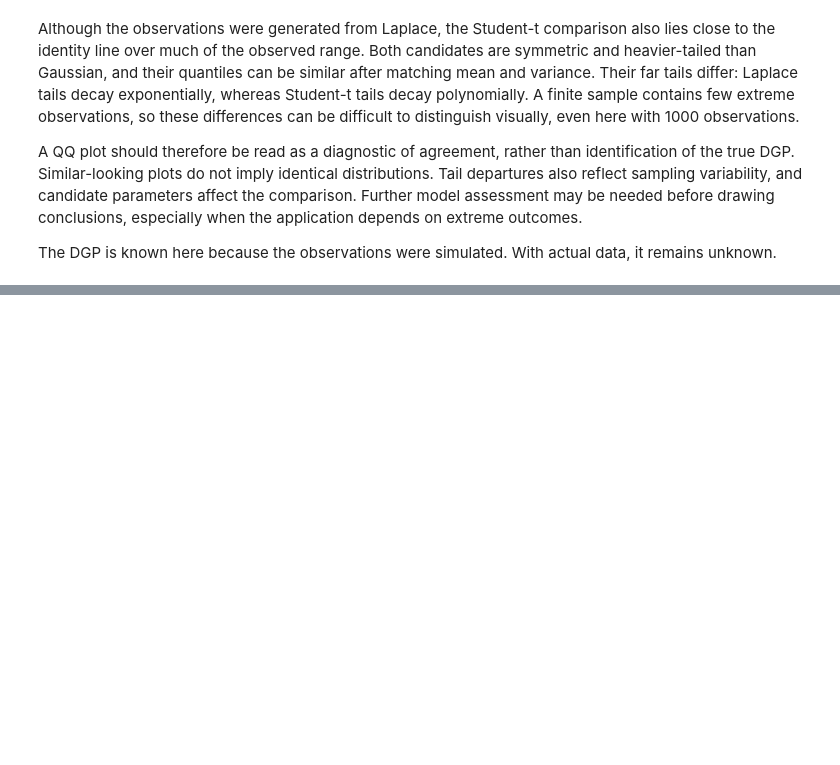
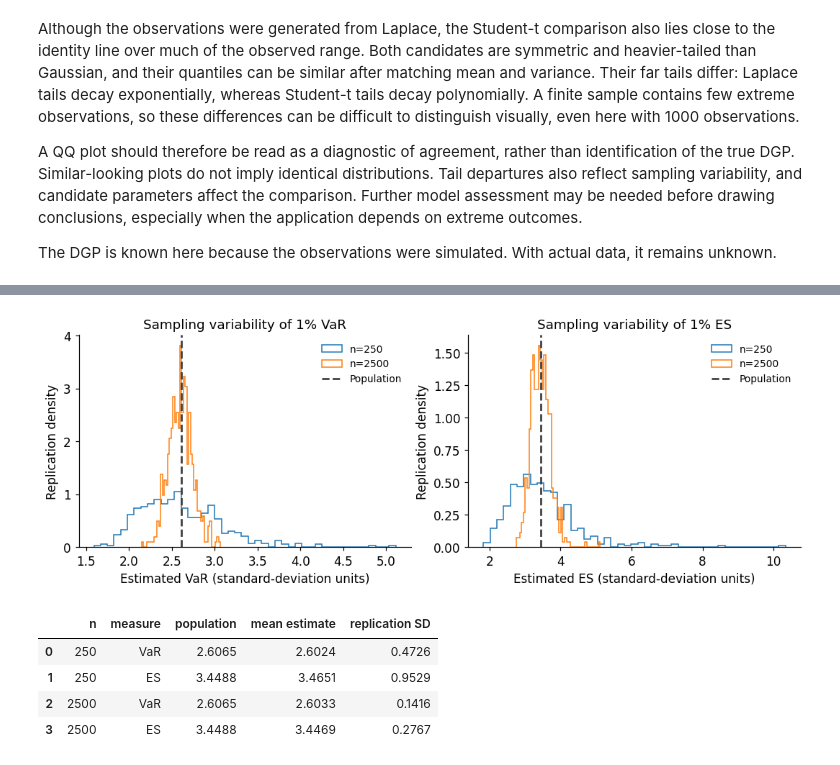
Before and after one commit to jacobkorsgaard/finance-statistical-methods-library, a Jupyter notebook: notebooks/04_nonparametric_distributions.ipynb, the cells around one changed output, grey strips where cells are left out. Cells and saved outputs as stored; diff of their text form; code cells hidden in the pictures; blank space fills up the shorter version.

```diff
--- a/notebooks/04_nonparametric_distributions.ipynb
+++ b/notebooks/04_nonparametric_distributions.ipynb
@@ -185,0 +238,33 @@ The DGP is known here because the observations were simulated. With actual data,
+# %%
+# Same unit-variance Student-t population as the transferred replication experiment.
+loss_populations = {"Student-t₅": stats.t(5, scale=np.sqrt(3/5))}
+# %%
+rng_replications = np.random.default_rng(505)
+alpha = .01
+true_var = student_t_var(0, np.sqrt(3/5), 5, alpha)
+true_es = student_t_es(0, np.sqrt(3/5), 5, alpha)
+risk_replications = {}
+fig, axes = plt.subplots(1, 2, figsize=(10, 3.7))
+replication_rows = []
+for n in (250, 2500):
+    draws = loss_populations["Student-t₅"].rvs(size=(500, n), random_state=rng_replications)
+    estimates = np.array([[historical_var(row, alpha), historical_es(row, alpha)] for row in draws])
+    risk_replications[n] = estimates
+    for j, (ax, name, truth) in enumerate(zip(axes, ("VaR", "ES"), (true_var, true_es))):
+        ax.hist(estimates[:, j], bins=45, density=True, histtype="step", label=f"n={n}")
+        replication_rows.append({"n": n, "measure": name, "population": truth,
+                                 "mean estimate": estimates[:,j].mean(), "replication SD": estimates[:,j].std(ddof=1)})
+for ax, name, truth in zip(axes, ("VaR", "ES"), (true_var, true_es)):
+    ax.axvline(truth, color="0.25", linestyle="--", label="Population")
+    ax.set(xlabel=f"Estimated {name} (standard-deviation units)", ylabel="Replication density", title=f"Sampling variability of 1% {name}")
+    ax.legend(fontsize=9)
+fig.tight_layout()
+plt.show()
+display(pd.DataFrame(replication_rows).round(4))
+# %% [output]
+[figure, added]
+|  | n | measure | population | mean estimate | replication SD |
+| 0 | 250 | VaR | 2.6065 | 2.6024 | 0.4726 |
+| 1 | 250 | ES | 3.4488 | 3.4651 | 0.9529 |
+| 2 | 2500 | VaR | 2.6065 | 2.6033 | 0.1416 |
+| 3 | 2500 | ES | 3.4488 | 3.4469 | 0.2767 |
```
Also changed, not shown: parts of 9 cells of this notebook, 16 other files.
